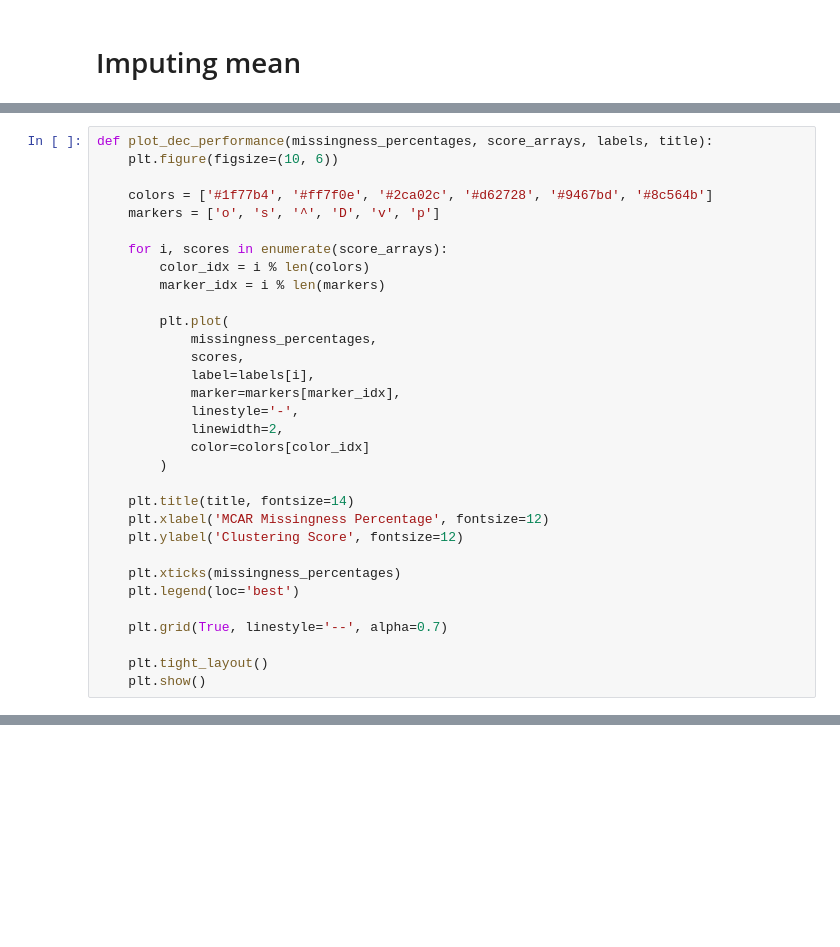
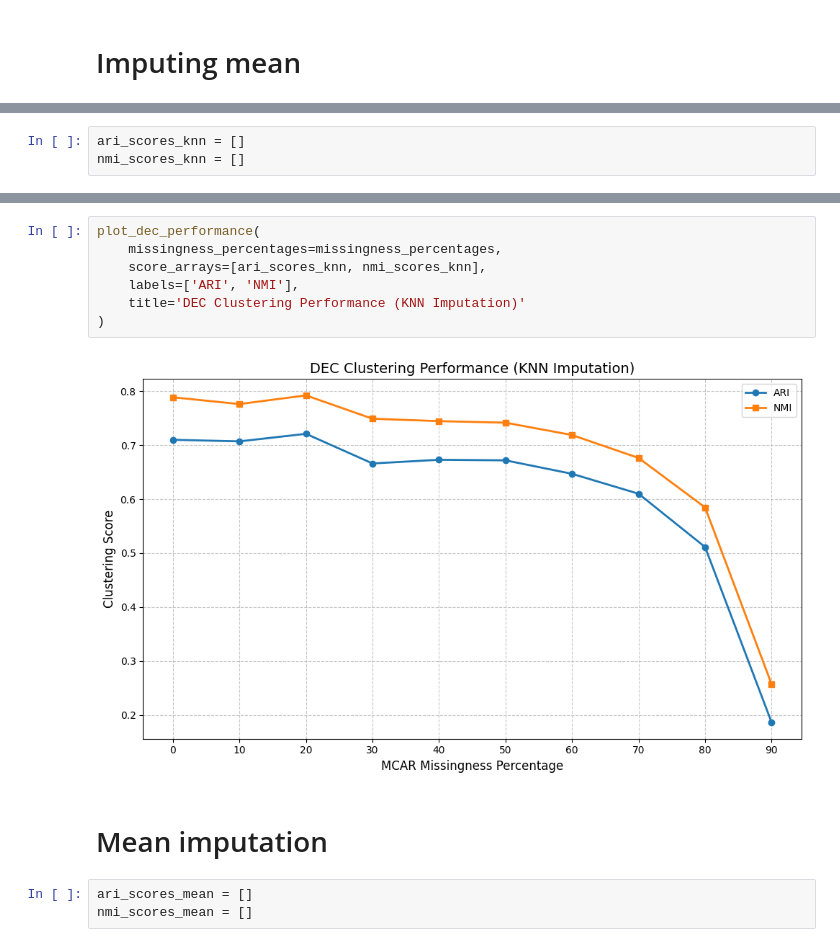
Before and after one commit to woullufy/deep-imputation-techniques, a Jupyter notebook: notebooks/mcar.ipynb, the cells around one changed output, grey strips where cells are left out. Drawn from its saved outputs; the diff is of its cells as text; blank space fills up the shorter version.

```diff
--- a/notebooks/mcar.ipynb
+++ b/notebooks/mcar.ipynb
@@ -212,3 +62,6 @@ full_loader = DataLoader(full_dataset, batch_size=BATCH_SIZE, shuffle=False)
+# %%
+ari_scores_knn = []
+nmi_scores_knn = []
 # %%
 for mcar_percent in missingness_percentages:
     missing_rate_float = mcar_percent / 100.0
@@ -272,32 +114,0 @@ Epoch 40/100: average loss = 0.0905
-# %%
-def plot_dec_performance(missingness_percentages, score_arrays, labels, title):
-    plt.figure(figsize=(10, 6))
-
-    colors = ['#1f77b4', '#ff7f0e', '#2ca02c', '#d62728', '#9467bd', '#8c564b']
-    markers = ['o', 's', '^', 'D', 'v', 'p']
-
-    for i, scores in enumerate(score_arrays):
-        color_idx = i % len(colors)
-        marker_idx = i % len(markers)
-
-        plt.plot(
-            missingness_percentages,
-            scores,
-            label=labels[i],
-            marker=markers[marker_idx],
-            linestyle='-',
-            linewidth=2,
-            color=colors[color_idx]
-        )
-
-    plt.title(title, fontsize=14)
-    plt.xlabel('MCAR Missingness Percentage', fontsize=12)
-    plt.ylabel('Clustering Score', fontsize=12)
-
-    plt.xticks(missingness_percentages)
-    plt.legend(loc='best')
-
-    plt.grid(True, linestyle='--', alpha=0.7)
-
-    plt.tight_layout()
-    plt.show()
@@ -303,0 +135,14 @@ def plot_dec_performance(missingness_percentages, score_arrays, labels, title):
+# %%
+plot_dec_performance(
+    missingness_percentages=missingness_percentages,
+    score_arrays=[ari_scores_knn, nmi_scores_knn],
+    labels=['ARI', 'NMI'],
+    title='DEC Clustering Performance (KNN Imputation)'
+)
+# %% [output]
+[figure, added]
+# %% [markdown]
+# Mean imputation
+# %%
+ari_scores_mean = []
+nmi_scores_mean = []
```
Also changed, not shown: parts of 22 cells of this notebook, 6 other files.
